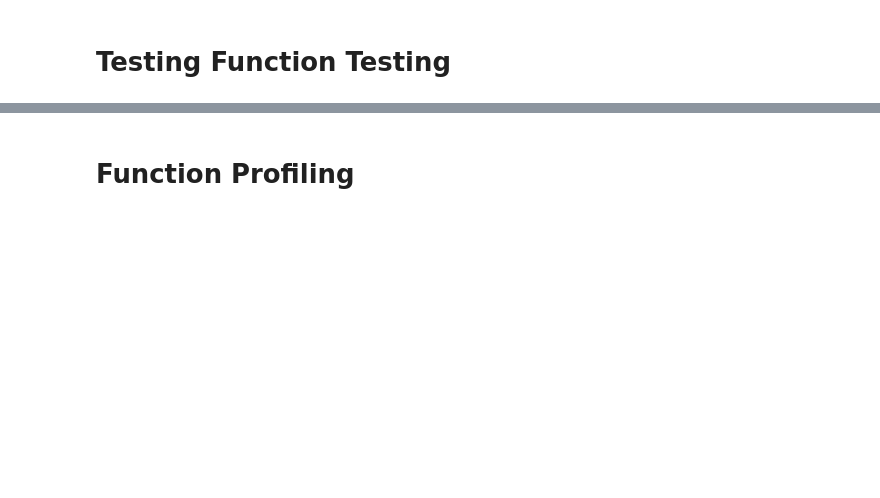
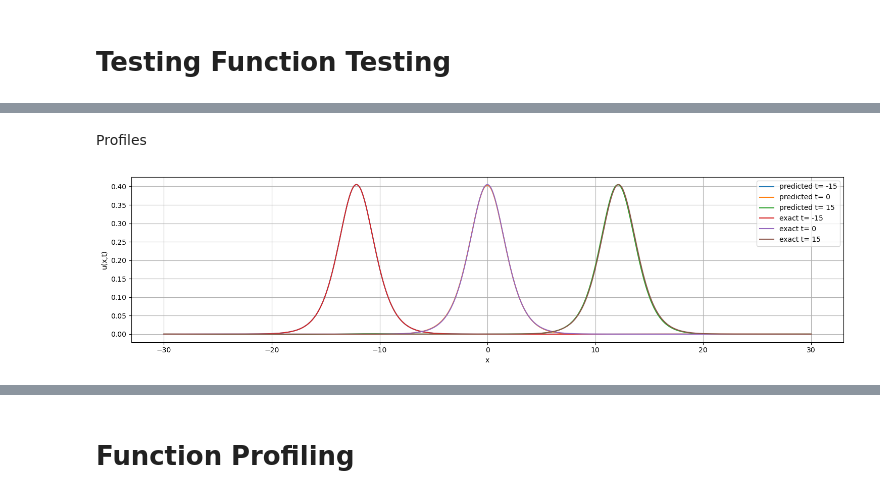
Before and after one commit to JairdanC/soliton-pinns, a Jupyter notebook: models_refactor/kdv/tester.ipynb, the cells around one changed output, grey strips where cells are left out. Cells and saved outputs as stored; diff of their text form; code cells hidden in the pictures; blank space fills up the shorter version.

```diff
--- a/models_refactor/kdv/tester.ipynb
+++ b/models_refactor/kdv/tester.ipynb
@@ -116,0 +139,6 @@ True
+# %% [markdown]
+Profiles
+# %%
+plot = model.plot_profiles([-15, 0, 15], ('predicted', 'exact'))
+# %% [output]
+[figure, added]
```
Also changed, not shown: parts of 12 cells of this notebook, 4 other files.
